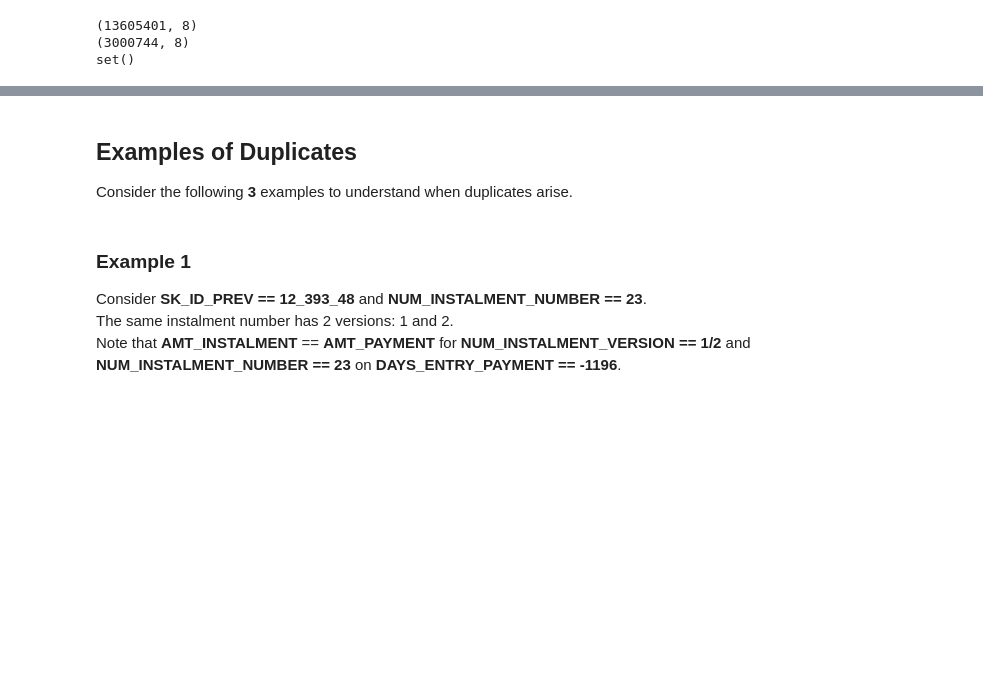
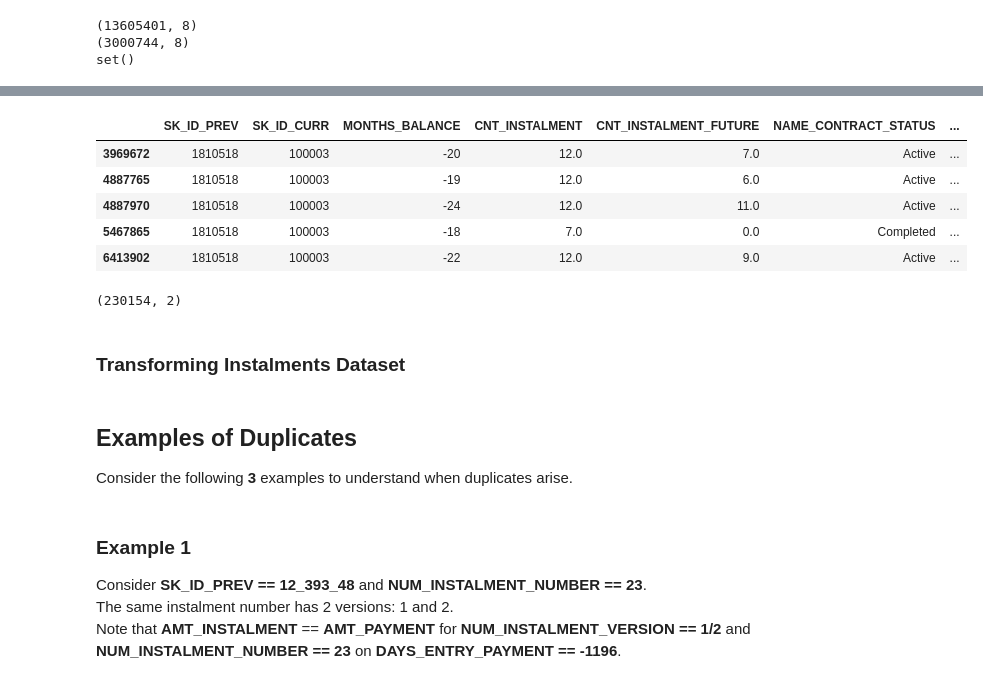
Before and after one commit to HoWeiChin/GA_Capstone, a Jupyter notebook: duplicate-removal.ipynb, the cells around one changed output, grey strips where cells are left out. Saved outputs shown, nothing was run; the diff lists cells and outputs as text; code cells hidden in the pictures; blank space fills up the shorter version.

```diff
--- a/duplicate-removal.ipynb
+++ b/duplicate-removal.ipynb
@@ -62,0 +86,19 @@ set()
+# %%
+pos_df[pos_df.SK_ID_PREV == 18_105_18].tail()
+# %% [output]
+|  | SK_ID_PREV | SK_ID_CURR | MONTHS_BALANCE | CNT_INSTALMENT | CNT_INSTALMENT_FUTURE | NAME_CONTRACT_STATUS | ... |
+| 3969672 | 1810518 | 100003 | -20 | 12.0 | 7.0 | Active | ... |
+| 4887765 | 1810518 | 100003 | -19 | 12.0 | 6.0 | Active | ... |
+| 4887970 | 1810518 | 100003 | -24 | 12.0 | 11.0 | Active | ... |
+| 5467865 | 1810518 | 100003 | -18 | 7.0 | 0.0 | Completed | ... |
+| 6413902 | 1810518 | 100003 | -22 | 12.0 | 9.0 | Active | ... |
+# %%
+pos_cols = ['SK_ID_PREV', 'CNT_INSTALMENT']
+pos_df = pos_df[pos_cols].drop_duplicates()
+pos_df = pos_df.groupby('SK_ID_PREV')['CNT_INSTALMENT'].max().reset_index()
+pos_df = pos_df[pos_df.SK_ID_PREV.isin(prev_cash_df.SK_ID_PREV)]
+pos_df.shape
+# %% [output]
+(230154, 2)
+# %% [markdown]
+### Transforming Instalments Dataset
```
Also changed, not shown: parts of 26 cells of this notebook.
